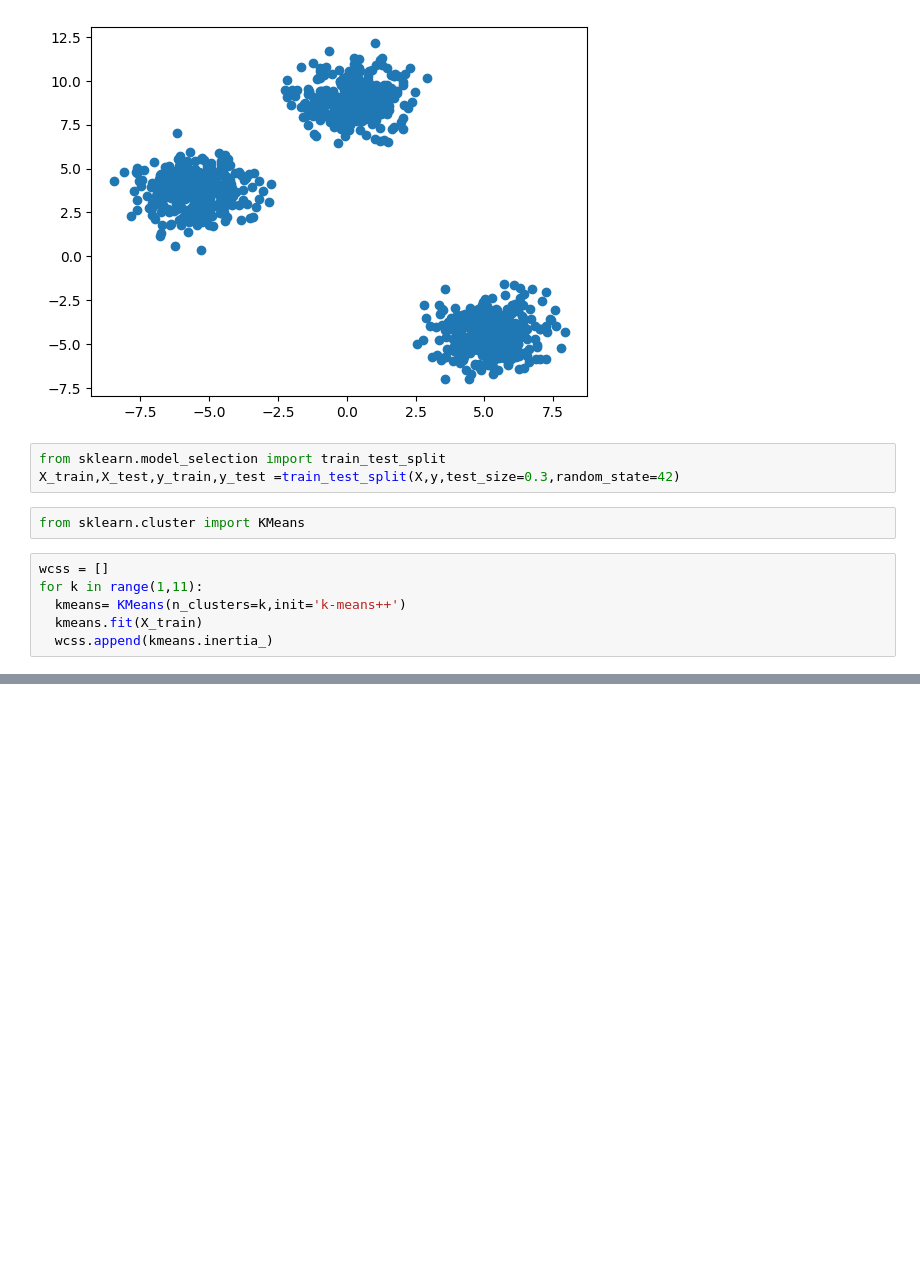
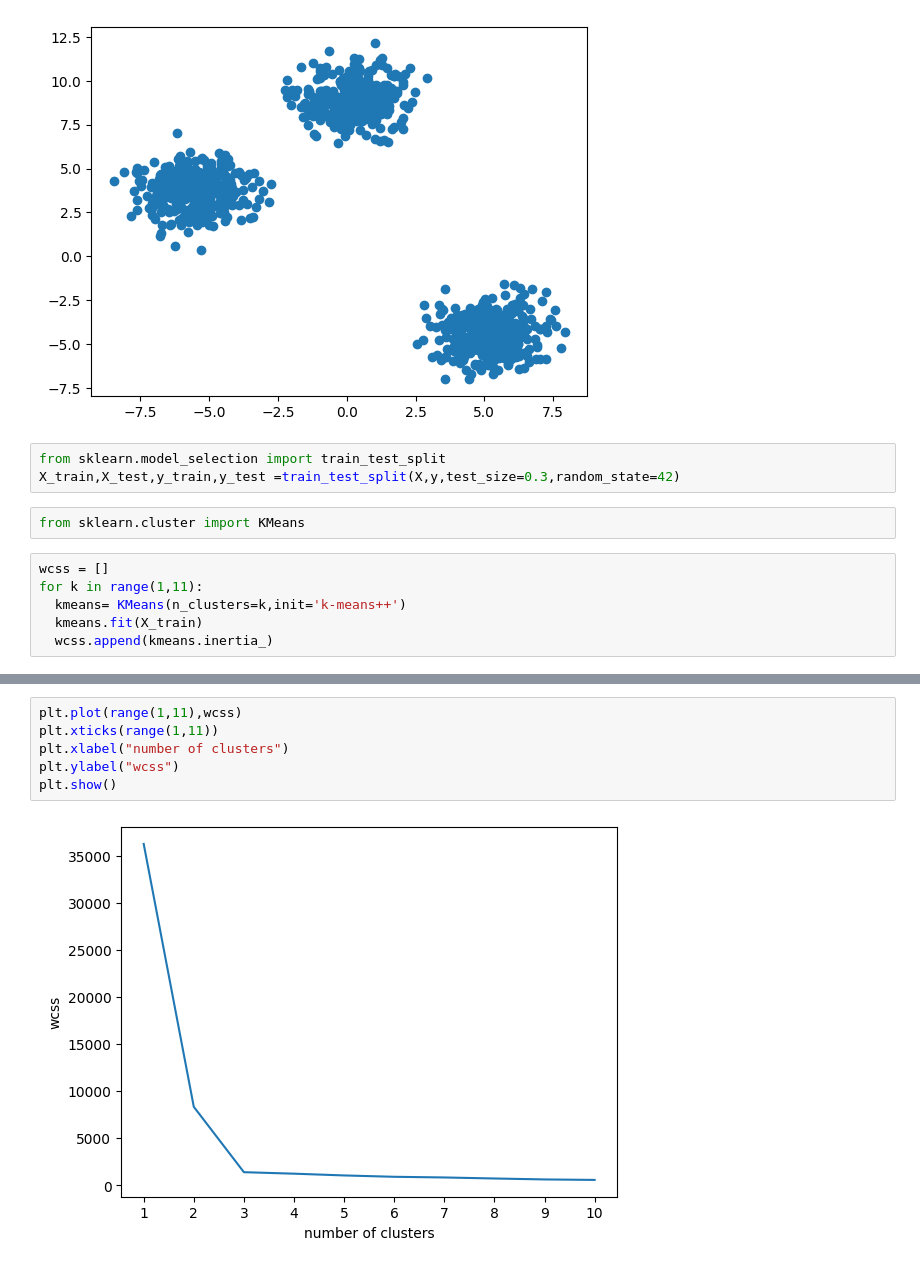
Before and after one commit to abhinavsinh014-prog/Machine-Learing, a Jupyter notebook: pp3.ipynb, the cells around one changed output, grey strips where cells are left out. Cells and saved outputs as stored; diff of their text form; blank space fills up the shorter version.

```diff
--- a/pp3.ipynb
+++ b/pp3.ipynb
@@ -29,0 +43,8 @@ for k in range(1,11):
+# %%
+plt.plot(range(1,11),wcss)
+plt.xticks(range(1,11))
+plt.xlabel("number of clusters")
+plt.ylabel("wcss")
+plt.show()
+# %% [output]
+[figure, added]
```
Also changed, not shown: parts of 1 cell of this notebook.
